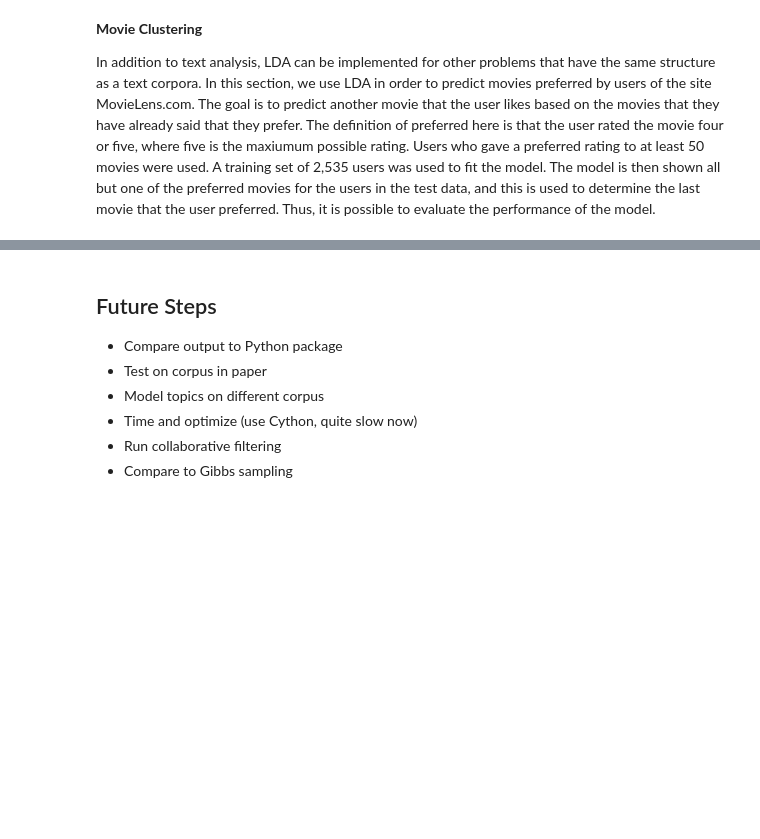
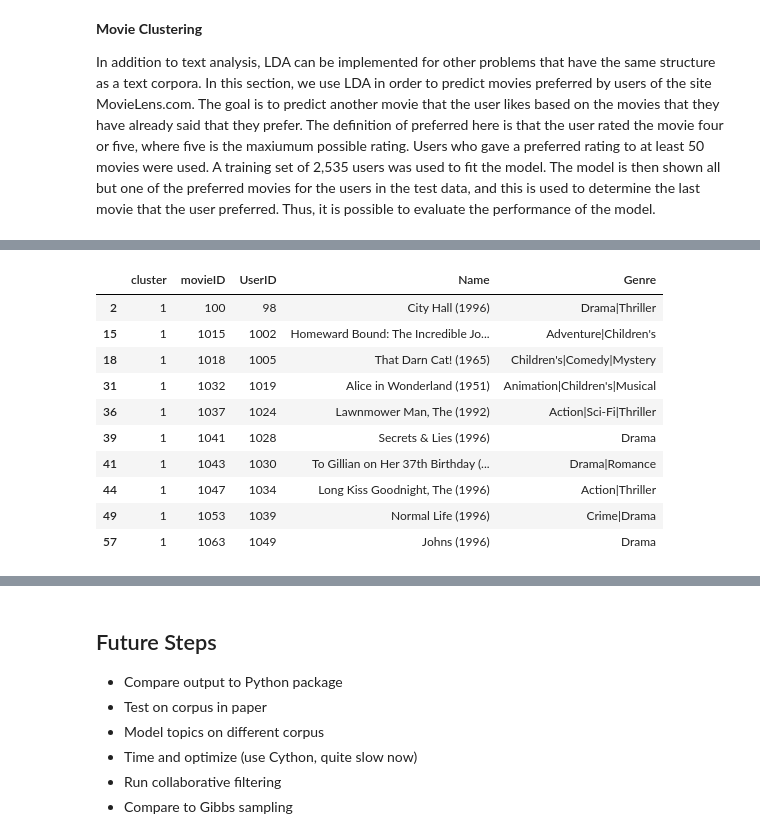
Before and after one commit to aky4wn/663FinalProject, a Jupyter notebook: LDA-Code-Yanchenko-Robertson_Cython.ipynb, the cells around one changed output, grey strips where cells are left out. Cells and saved outputs as stored; diff of their text form; code cells hidden in the pictures; blank space fills up the shorter version.

```diff
--- a/LDA-Code-Yanchenko-Robertson_Cython.ipynb
+++ b/LDA-Code-Yanchenko-Robertson_Cython.ipynb
@@ -1329,0 +1525,14 @@ list(movieData[movieData['movieID'].isin(testList)]["Name"])
+# %%
+movieData[movieData['cluster'] == 1].head(10)
+# %% [output]
+|  | cluster | movieID | UserID | Name | Genre |
+| 2 | 1 | 100 | 98 | City Hall (1996) | Drama|Thriller |
+| 15 | 1 | 1015 | 1002 | Homeward Bound: The Incredible Jo... | Adventure|Children's |
+| 18 | 1 | 1018 | 1005 | That Darn Cat! (1965) | Children's|Comedy|Mystery |
+| 31 | 1 | 1032 | 1019 | Alice in Wonderland (1951) | Animation|Children's|Musical |
+| 36 | 1 | 1037 | 1024 | Lawnmower Man, The (1992) | Action|Sci-Fi|Thriller |
+| 39 | 1 | 1041 | 1028 | Secrets & Lies (1996) | Drama |
+| 41 | 1 | 1043 | 1030 | To Gillian on Her 37th Birthday (... | Drama|Romance |
+| 44 | 1 | 1047 | 1034 | Long Kiss Goodnight, The (1996) | Action|Thriller |
+| 49 | 1 | 1053 | 1039 | Normal Life (1996) | Crime|Drama |
+| 57 | 1 | 1063 | 1049 | Johns (1996) | Drama |
```
Also changed, not shown: parts of 18 cells of this notebook.
